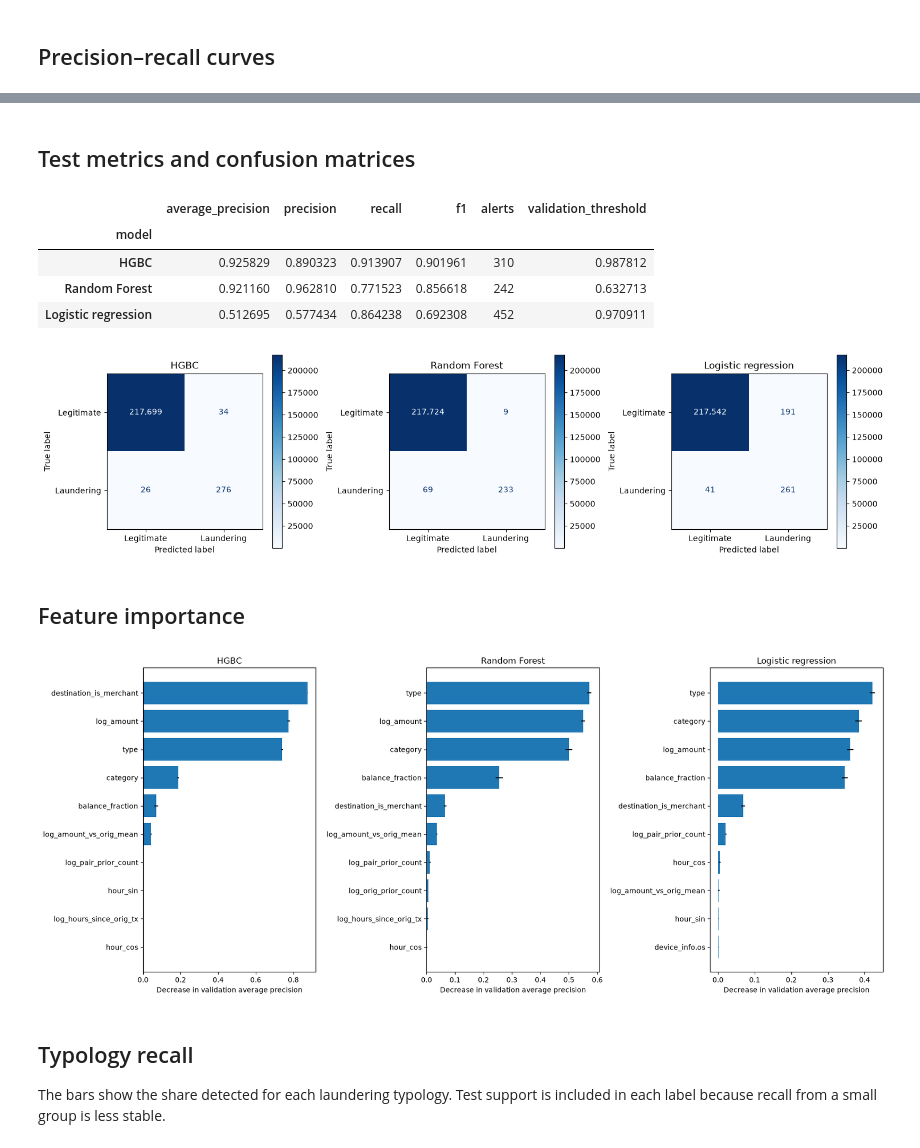
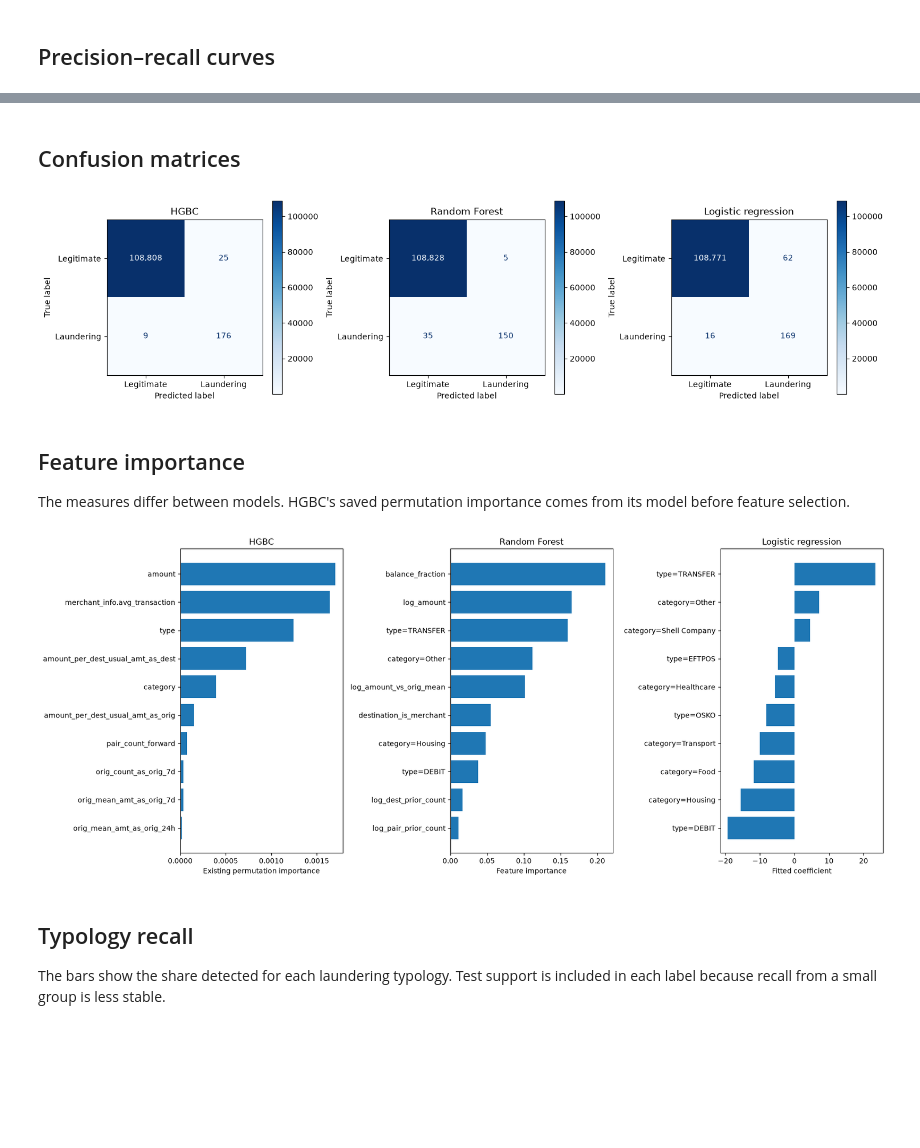
Before and after one commit to daansku/dsp-op, a Jupyter notebook: money laundering/model_comparison.ipynb, the cells around one changed output, grey strips where cells are left out. Drawn from its saved outputs; the diff is of its cells as text; code cells hidden in the pictures; blank space fills up the shorter version.

Commit message:
fixed some oopsies with the visualisations

```diff
--- a/money laundering/model_comparison.ipynb
+++ b/money laundering/model_comparison.ipynb
@@ -214,25 +145,6 @@ plt.show()
 # %% [markdown]
-## Test metrics and confusion matrices
+## Confusion matrices
 # %%
-rows = []
-test_predictions = {}
-for name, scores in test_scores.items():
-    prediction = scores >= thresholds[name]
-    test_predictions[name] = prediction
-    rows.append({
-        "model": name,
-        "average_precision": average_precision_score(y_test, scores),
-        "precision": precision_score(y_test, prediction, zero_division=0),
-        "recall": recall_score(y_test, prediction, zero_division=0),
-        "f1": f1_score(y_test, prediction, zero_division=0),
-        "alerts": int(prediction.sum()),
-        "validation_threshold": thresholds[name],
-    })
-
-results = pd.DataFrame(rows).set_index("model").sort_values("average_precision", ascending=False)
-model_order = results.index.tolist()
-display(results)
-
 fig, axes = plt.subplots(1, len(model_order), figsize=(15, 4))
 for ax, name in zip(axes, model_order):
     ConfusionMatrixDisplay.from_predictions(
@@ -244,40 +156,46 @@ for ax, name in zip(axes, model_order):
 fig.tight_layout()
 plt.show()
 # %% [output]
-|  | average_precision | precision | recall | f1 | alerts | validation_threshold |
-| model |  |  |  |  |  |  |
-| HGBC | 0.925829 | 0.890323 | 0.913907 | 0.901961 | 310 | 0.987812 |
-| Random Forest | 0.921160 | 0.962810 | 0.771523 | 0.856618 | 242 | 0.632713 |
-| Logistic regression | 0.512695 | 0.577434 | 0.864238 | 0.692308 | 452 | 0.970911 |
-[figure, old version]
+[figure, new version]
 # %% [markdown]
 ## Feature importance
+
+The measures differ between models. HGBC's saved permutation importance comes from its model before feature selection.
 # %%
-importance_rows = []
-for name in model_order:
-    result = permutation_importance(
-        models[name], X_validation, y_validation,
-        scoring="average_precision", n_repeats=3,
-        random_state=RANDOM_STATE, n_jobs=1,
-    )
-    importance_rows.extend([
-        {"model": name, "feature": feature, "importance": mean, "std": std}
-        for feature, mean, std in zip(feature_columns, result.importances_mean, result.importances_std)
-    ])
+label_data = pd.read_csv(DATA_PATH, usecols=[
+    "type", "category", "payment_method", "location.city", "location.state",
+    "device_info.type", "device_info.os",
+])
+label_data["city_state"] = label_data["location.city"] + "_" + label_data["location.state"]
+label_data["device"] = label_data["device_info.type"] + "_" + label_data["device_info.os"]
+feature_labels = {
+    f"{column}_{code}": f"{column}={label}"
+    for column in ["type", "category", "payment_method", "city_state", "device"]
+    for code, label in enumerate(label_data[column].astype("category").cat.categories)
+}
 
-importance = pd.DataFrame(importance_rows)
 fig, axes = plt.subplots(1, len(model_order), figsize=(17, 7))
 for ax, name in zip(axes, model_order):
-    top = (importance[importance["model"] == name]
-           .nlargest(10, "importance")
-           .sort_values("importance"))
-    ax.barh(top["feature"], top["importance"], xerr=top["std"])
+    table = importance[name]
+    if name == "Logistic regression":
+        top = table.reindex(table["coefficient"].abs().nlargest(10).index)
+        top = top.sort_values("coefficient")
+        labels = top["feature"].str.split("__", n=1).str[-1].replace(feature_labels)
+        ax.barh(labels, top["coefficient"])
+        ax.set_xlabel("Fitted coefficient")
+    elif name == "Random Forest":
+        top = table.nlargest(10, "importance").sort_values("importance")
+        ax.barh(top["feature"], top["importance"])
+        ax.set_xlabel("Feature importance")
+    else:
+        top = table.nlargest(10, "Importance").sort_values("Importance")
+        ax.barh(top["Feature"], top["Importance"])
+        ax.set_xlabel("Existing permutation importance")
     ax.set_title(name)
-    ax.set_xlabel("Decrease in validation average precision")
 fig.tight_layout()
 plt.show()
 # %% [output]
-[figure, old version]
+[figure, new version]
 # %% [markdown]
 ## Typology recall
 
```
Also changed, not shown: parts of 10 cells of this notebook, 3 other files.
